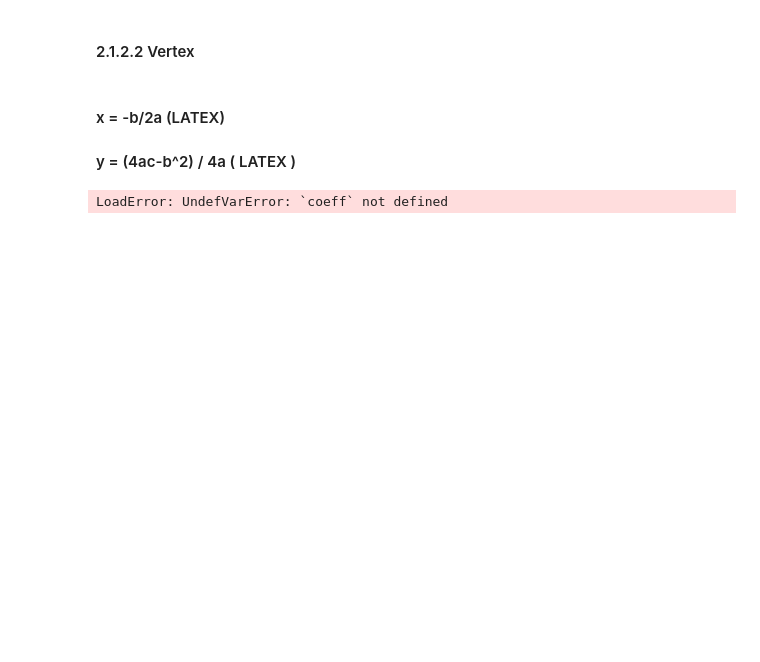
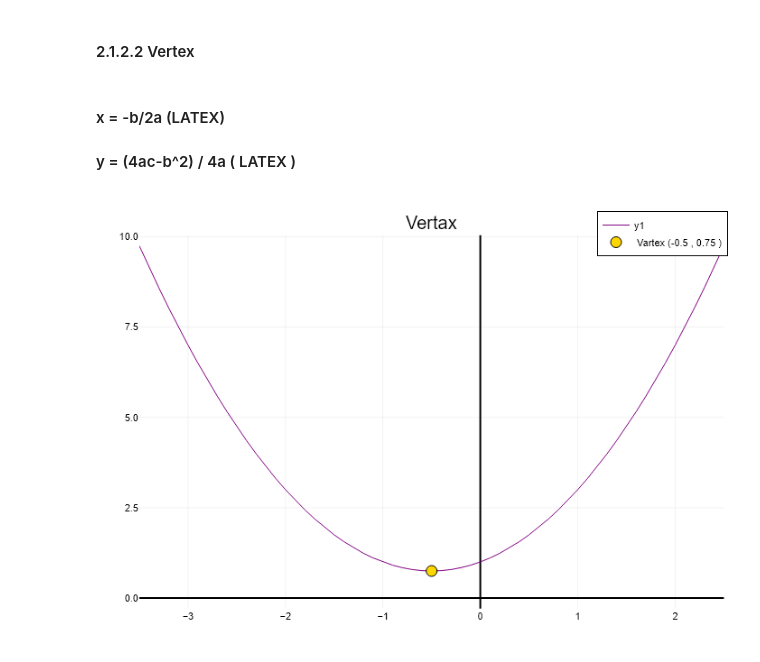
Before and after one commit to p-220w/Julia-Scientific-Modeling, a Jupyter notebook: 01_Mathematics/Module_02_Beta.ipynb, the cells around one changed output. Saved outputs shown, nothing was run; the diff lists cells and outputs as text; code cells hidden in the pictures; blank space fills up the shorter version.

```diff
--- a/01_Mathematics/Module_02_Beta.ipynb
+++ b/01_Mathematics/Module_02_Beta.ipynb
@@ -183,22 +173,18 @@ plot(x_domain,f, title="shift to right and dowm" , color=:purple, framestyle=:ze
 # %%
 @syms x
 
 f = x^2 + x + 1
-a = f.coeff(x,2)
-b = f.coeff(x,1)
-c = f.coeff(x,0)
+a = Float64(f.coeff(x,2))
+b = Float64(f.coeff(x,1))
+c = Float64(f.coeff(x,0))
 vx = -b/2a
-vy = f(x => vx)
+vy = Float64(f(x => vx))
 
-#fix plot code
-margin = 2 * abs(vx) + 2
-x_left  = vx - margin
-x_right = vx + margin
-x_domain = x_left:0.1:x_right
+x_domain, x_left, x_right = get_domain(vx)
 
 plot(x_domain,f, title="Vertax" , color=:purple, framestyle=:zerolines,
  xlims = (x_left, x_right))
 
  scatter!([vx],[vy] , color=:gold, ms=6, label=" Vartex ($vx , $vy )")
 # %% [output]
-LoadError: UndefVarError: `coeff` not defined
+[figure, added]
```
Also changed, not shown: parts of 5 cells of this notebook.
